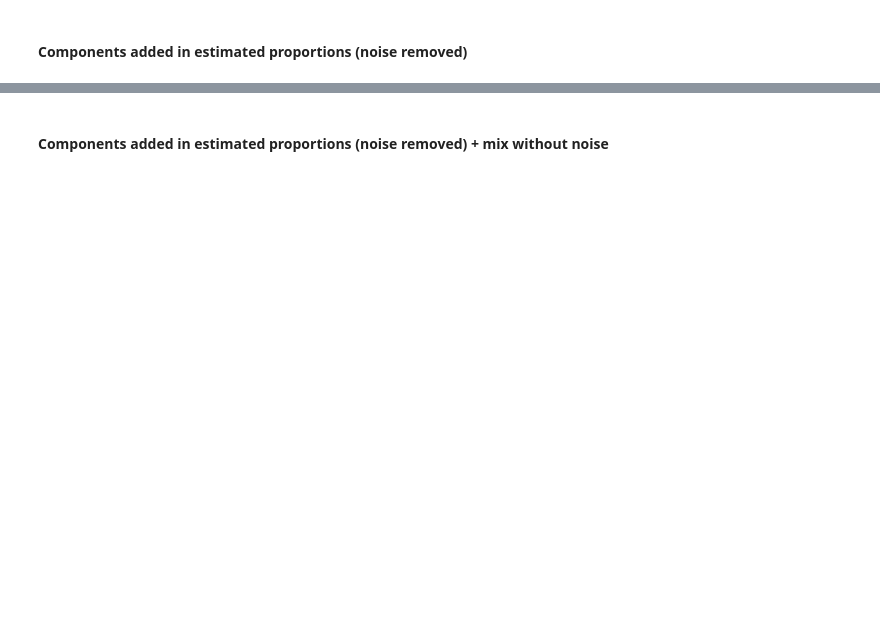
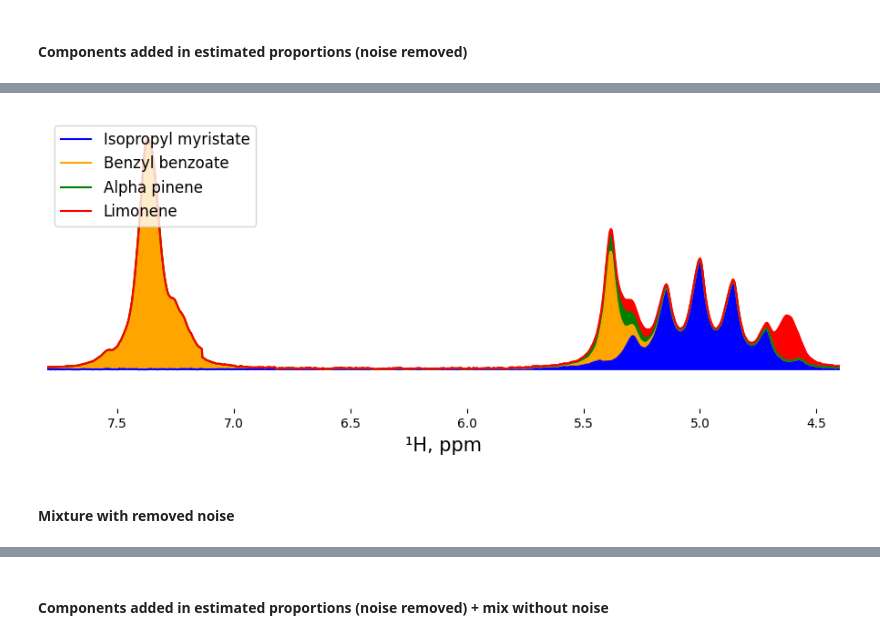
Before and after one commit to BDomzal/magnetstein_data, a Jupyter notebook: spectra_visualisation.ipynb, the cells around one changed output, grey strips where cells are left out. Cells and saved outputs as stored; diff of their text form; code cells hidden in the pictures; blank space fills up the shorter version.

Commit message:
Functions drawing components added in proportions and mixture (removed noise)

```diff
--- a/spectra_visualisation.ipynb
+++ b/spectra_visualisation.ipynb
@@ -34,6 +34,11 @@ XLIMS_LOWER = config["xlims_lower"]
 XLIMS_UPPER = config["xlims_upper"]
 YLIMS_LOWER = config["ylims_lower"]
 YLIMS_UPPER = config["ylims_upper"]
+
+XLIMS_LOWER_COMP = config["xlims_lower_comp"]
+XLIMS_UPPER_COMP = config["xlims_upper_comp"]
+YLIMS_LOWER_COMP = config["ylims_lower_comp"]
+YLIMS_UPPER_COMP = config["ylims_upper_comp"]
 # %% [markdown]
 ### Loading the data
 # %%
@@ -262,0 +110,16 @@ fig.tight_layout()
+# %%
+plot_components_added_in_estimated_proportions(
+                                                    spectra,
+                                                    mix,
+                                                    estimation_vis,
+                                                    nr_of_experiment,
+                                                    COMPONENTS_DICTIONARY,
+                                                    XLIMS_LOWER_COMP,
+                                                    XLIMS_UPPER_COMP,
+                                                    YLIMS_LOWER_COMP,
+                                                    YLIMS_UPPER_COMP
+                                                )
+# %% [output]
+[figure, added]
+# %% [markdown]
+#### Mixture with removed noise
```
Also changed, not shown: parts of 31 cells of this notebook, 2 other files.
